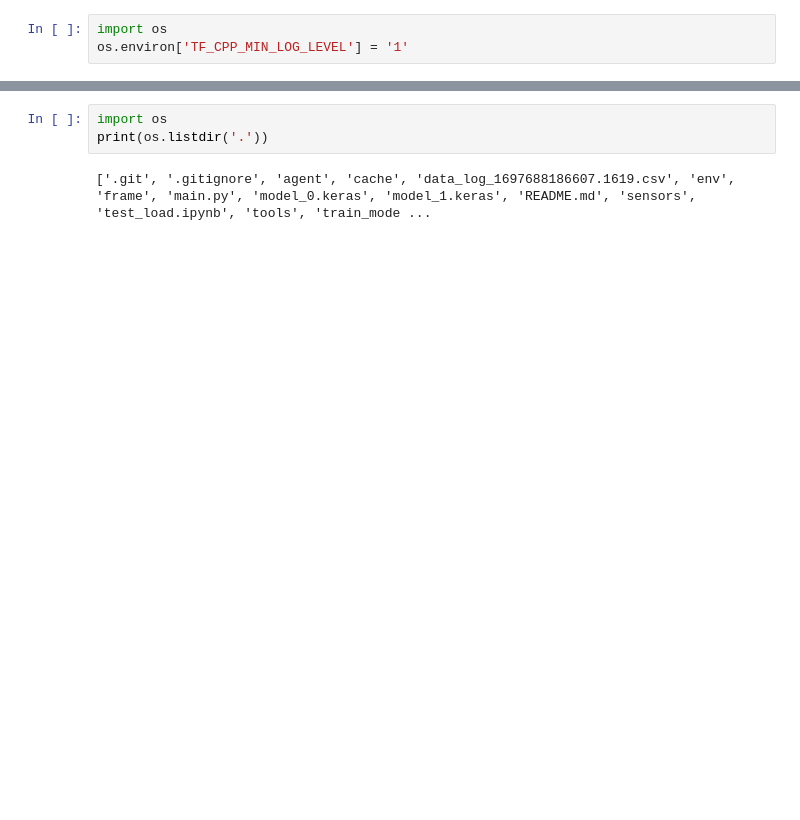
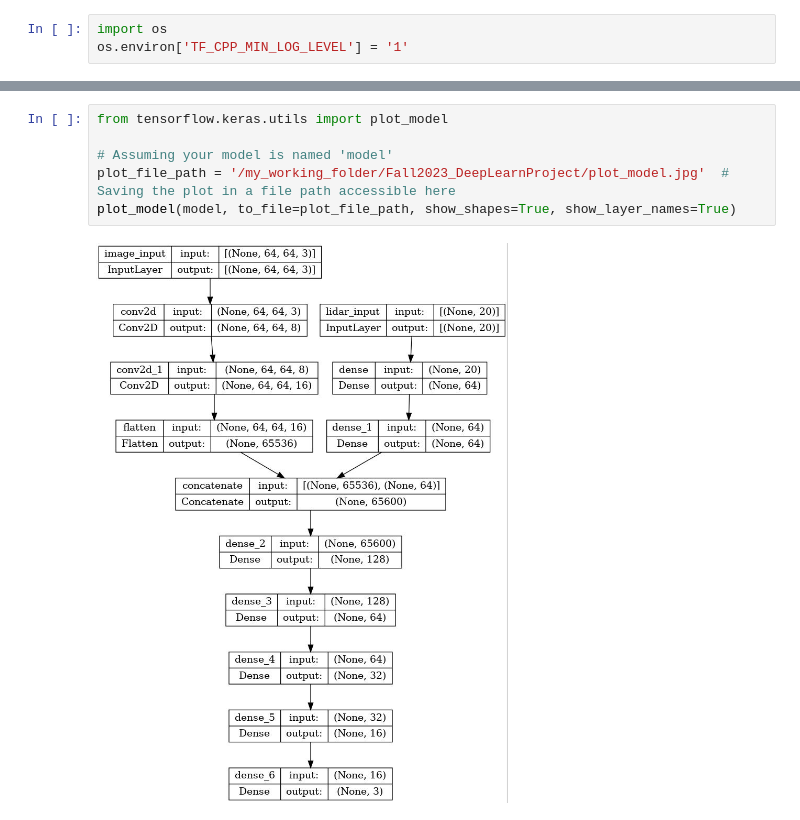
Before and after one commit to AndrewGerstenslager/Imitation_Learning_Simulator, a Jupyter notebook: test_load.ipynb, the cells around one changed output, grey strips where cells are left out. Saved outputs shown, nothing was run; the diff lists cells and outputs as text; blank space fills up the shorter version.

```diff
--- a/test_load.ipynb
+++ b/test_load.ipynb
@@ -56,5 +29,8 @@ ________________________________________________________________________________
-# %%
-import os
-print(os.listdir('.'))
-# %% [output]
-['.git', '.gitignore', 'agent', 'cache', 'data_log_1697688186607.1619.csv', 'env', 'frame', 'main.py', 'model_0.keras', 'model_1.keras', 'README.md', 'sensors', 'test_load.ipynb', 'tools', 'train_mode ...
+# %%
+from tensorflow.keras.utils import plot_model
+
+# Assuming your model is named 'model'
+plot_file_path = '/my_working_folder/Fall2023_DeepLearnProject/plot_model.jpg'  # Saving the plot in a file path accessible here
+plot_model(model, to_file=plot_file_path, show_shapes=True, show_layer_names=True)
+# %% [output]
+[figure, added]
```
Also changed, not shown: parts of 2 cells of this notebook, 5 other files.
